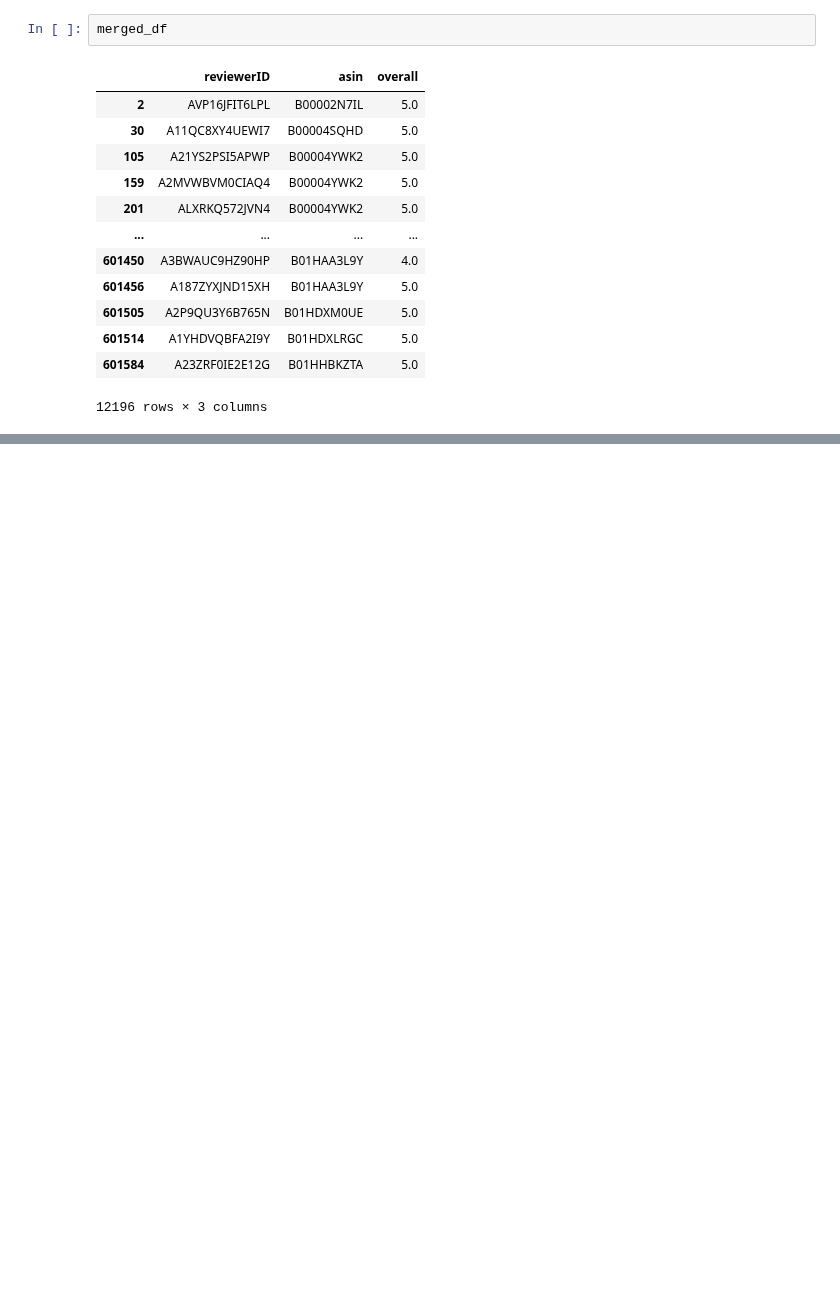
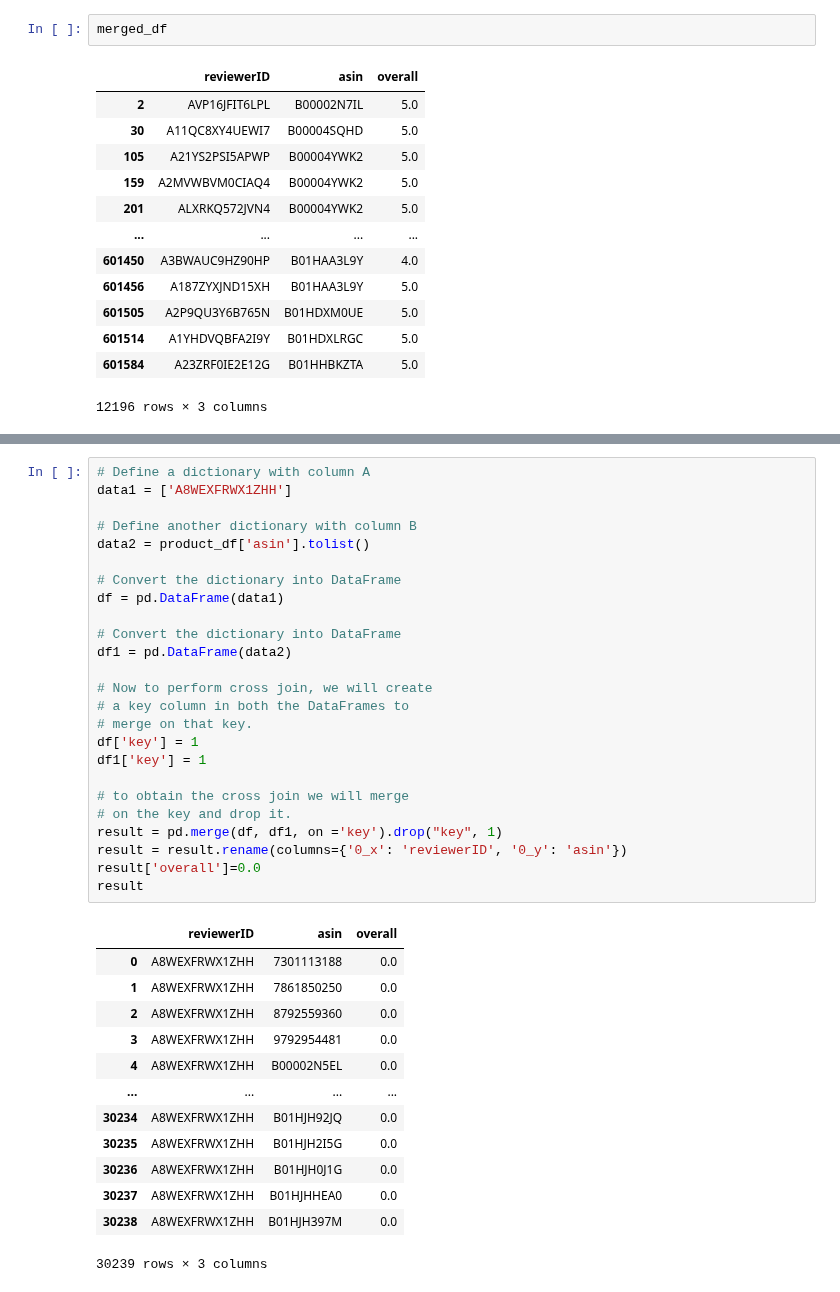
Before and after one commit to DATA-606-SPRING-2022/Jin_DATA606, a Jupyter notebook: ipynb/DATA606_Part2_CollaborativeRecommender.ipynb, the cells around one changed output, grey strips where cells are left out. Cells and saved outputs as stored; diff of their text form; blank space fills up the shorter version.

```diff
--- a/ipynb/DATA606_Part2_CollaborativeRecommender.ipynb
+++ b/ipynb/DATA606_Part2_CollaborativeRecommender.ipynb
@@ -369,0 +578,39 @@ RMSE: 0.8241
+# %%
+# Define a dictionary with column A
+data1 = ['A8WEXFRWX1ZHH']
+
+# Define another dictionary with column B
+data2 = product_df['asin'].tolist()
+
+# Convert the dictionary into DataFrame
+df = pd.DataFrame(data1)
+
+# Convert the dictionary into DataFrame
+df1 = pd.DataFrame(data2)
+
+# Now to perform cross join, we will create
+# a key column in both the DataFrames to
+# merge on that key.
+df['key'] = 1
+df1['key'] = 1
+
+# to obtain the cross join we will merge
+# on the key and drop it.
+result = pd.merge(df, df1, on ='key').drop("key", 1)
+result = result.rename(columns={'0_x': 'reviewerID', '0_y': 'asin'})
+result['overall']=0.0
+result
+# %% [output]
+|  | reviewerID | asin | overall |
+| 0 | A8WEXFRWX1ZHH | 7301113188 | 0.0 |
+| 1 | A8WEXFRWX1ZHH | 7861850250 | 0.0 |
+| 2 | A8WEXFRWX1ZHH | 8792559360 | 0.0 |
+| 3 | A8WEXFRWX1ZHH | 9792954481 | 0.0 |
+| 4 | A8WEXFRWX1ZHH | B00002N5EL | 0.0 |
+| ... | ... | ... | ... |
+| 30234 | A8WEXFRWX1ZHH | B01HJH92JQ | 0.0 |
+| 30235 | A8WEXFRWX1ZHH | B01HJH2I5G | 0.0 |
+| 30236 | A8WEXFRWX1ZHH | B01HJH0J1G | 0.0 |
+| 30237 | A8WEXFRWX1ZHH | B01HJHHEA0 | 0.0 |
+| 30238 | A8WEXFRWX1ZHH | B01HJH397M | 0.0 |
+30239 rows × 3 columns
```
Also changed, not shown: parts of 22 cells of this notebook.
